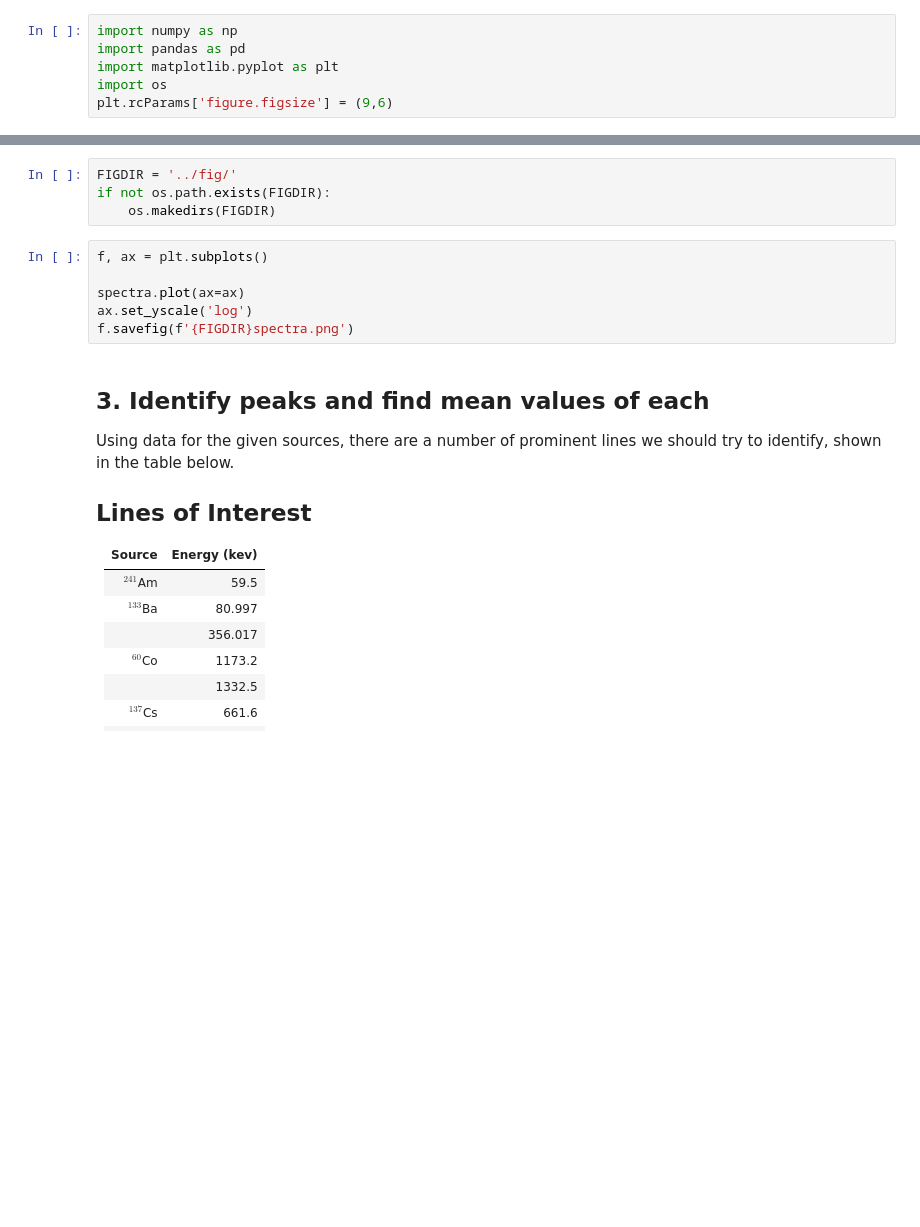
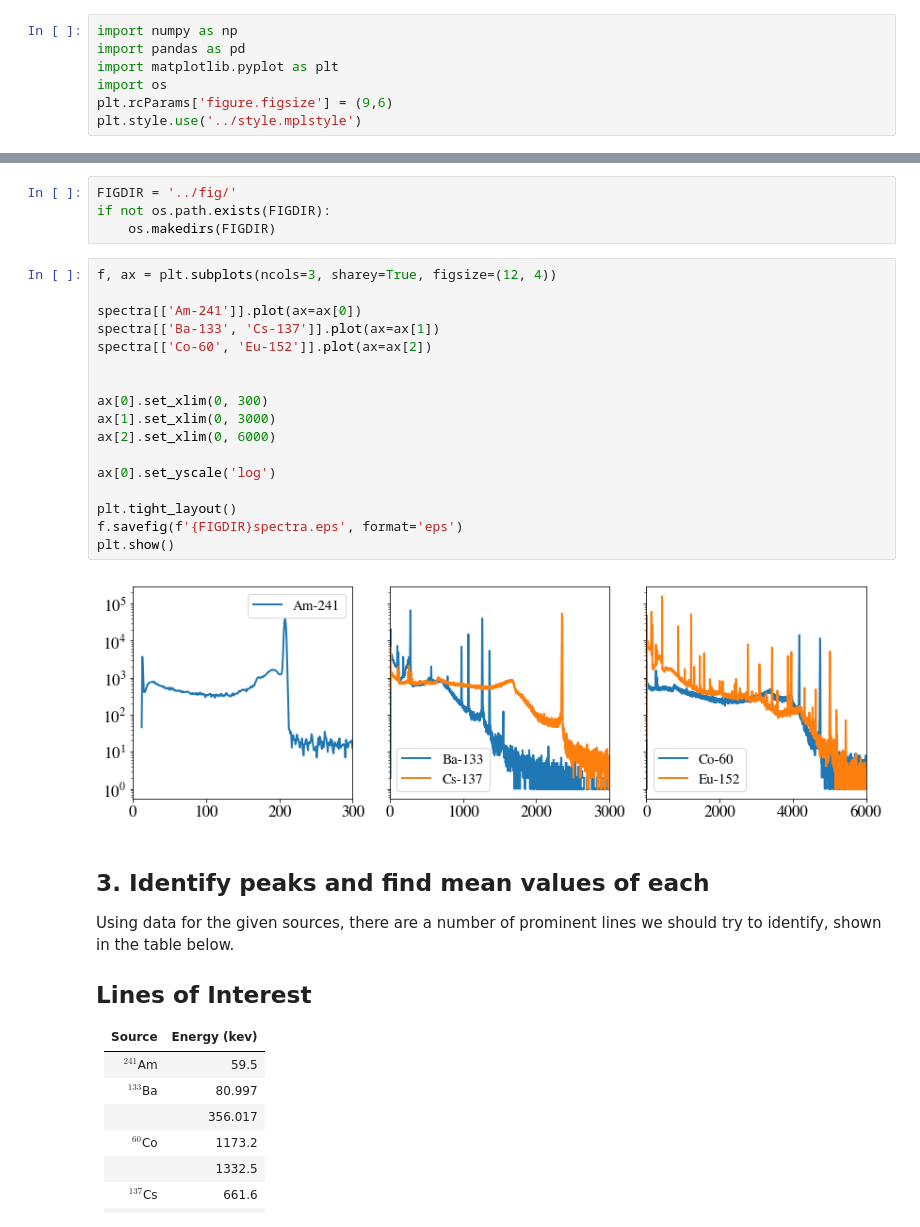
Before and after one commit to NE204-Fall2018/kjbilton-lab0, a Jupyter notebook: notebooks/lab0.ipynb, the cells around one changed output, grey strips where cells are left out. Saved outputs shown, nothing was run; the diff lists cells and outputs as text; blank space fills up the shorter version.

Commit message:
Added style file, changed figures to eps, and making report less crappy

```diff
--- a/notebooks/lab0.ipynb
+++ b/notebooks/lab0.ipynb
@@ -13,6 +13,7 @@ import pandas as pd
 import matplotlib.pyplot as plt
 import os
 plt.rcParams['figure.figsize'] = (9,6)
+plt.style.use('../style.mplstyle')
 # %% [markdown]
 ## 1. Read in prepared data
 # %%
@@ -60,12 +61,25 @@ Let's take a look at all spectra on a single plot:
 FIGDIR = '../fig/'
 if not os.path.exists(FIGDIR):
     os.makedirs(FIGDIR)
-# %%
-f, ax = plt.subplots()
-
-spectra.plot(ax=ax)
-ax.set_yscale('log')
-f.savefig(f'{FIGDIR}spectra.png')
+# %%
+f, ax = plt.subplots(ncols=3, sharey=True, figsize=(12, 4))
+
+spectra[['Am-241']].plot(ax=ax[0])
+spectra[['Ba-133', 'Cs-137']].plot(ax=ax[1])
+spectra[['Co-60', 'Eu-152']].plot(ax=ax[2])
+
+
+ax[0].set_xlim(0, 300)
+ax[1].set_xlim(0, 3000)
+ax[2].set_xlim(0, 6000)
+
+ax[0].set_yscale('log')
+
+plt.tight_layout()
+f.savefig(f'{FIGDIR}spectra.eps', format='eps')
+plt.show()
+# %% [output]
+[figure, added]
 # %% [markdown]
 ## 3. Identify peaks and find mean values of each
 Using data for the given sources, there are a number of prominent lines we should try to identify, shown in the table below.
```
Also changed, not shown: parts of 9 cells of this notebook, 6 other files.
